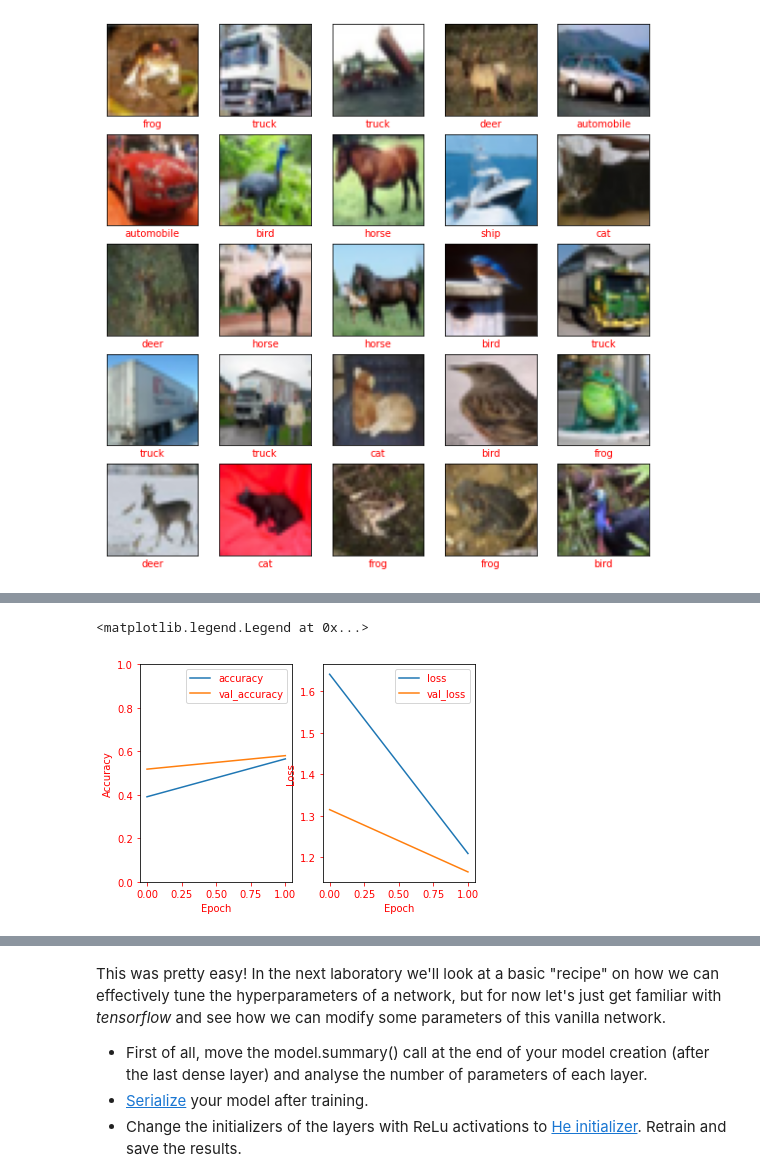
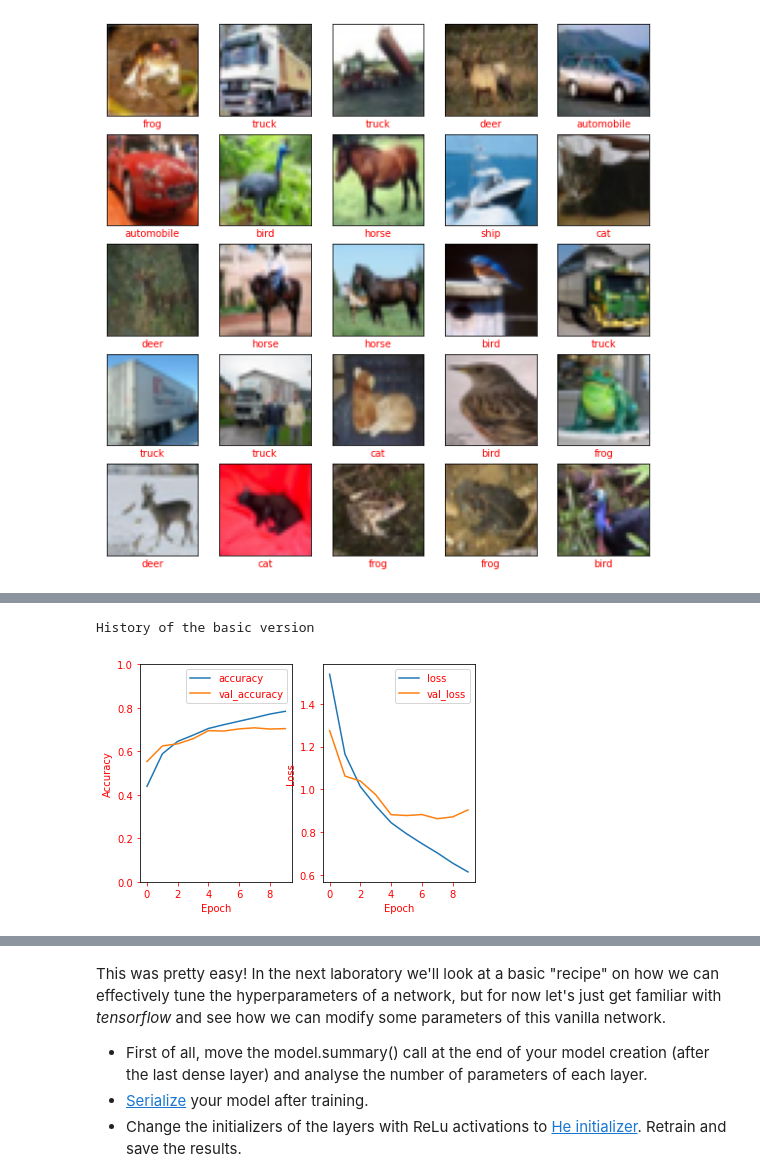
Before and after one commit to ComanacDragos/ComputerVisionAndDeepLearning, a Jupyter notebook: lab3/Computer_Vision_and_Deep_Learning_Laboratory_3_[students].ipynb, the cells around one changed output, grey strips where cells are left out. Saved outputs shown, nothing was run; the diff lists cells and outputs as text; code cells hidden in the pictures.

```diff
--- a/lab3/Computer_Vision_and_Deep_Learning_Laboratory_3_[students].ipynb
+++ b/lab3/Computer_Vision_and_Deep_Learning_Laboratory_3_[students].ipynb
@@ -636,8 +668,11 @@ _________________________________________________________________
 # %%
+model.summary()
+
 model.compile(optimizer='adam',
               loss=tf.keras.losses.SparseCategoricalCrossentropy(from_logits=True),
               metrics=['accuracy'])
 
-history = model.fit(train_images, train_labels, epochs=2,
-                    validation_data=(test_images, test_labels))
+history =  model.fit(train_images, train_labels, epochs=10,
+                    validation_data=(test_images, test_labels)
+                        )
 # %% [output]
@@ -647,20 +696,24 @@ Epoch 2/2
 # %%
-plt.subplot(1,2,1)
-plt.plot(history.history['accuracy'], label='accuracy')
-plt.plot(history.history['val_accuracy'], label = 'val_accuracy')
-plt.xlabel('Epoch')
-plt.ylabel('Accuracy')
-plt.ylim([0, 1])
-plt.legend(loc='upper right')
+def plot_history(history):
+    plt.subplot(1,2,1)
+    plt.plot(history.history['accuracy'], label='accuracy')
+    plt.plot(history.history['val_accuracy'], label = 'val_accuracy')
+    plt.xlabel('Epoch')
+    plt.ylabel('Accuracy')
+    plt.ylim([0, 1])
+    plt.legend(loc='upper right')
 
-plt.subplot(1,2,2)
-plt.plot(history.history['loss'], label='loss')
-plt.plot(history.history['val_loss'], label = 'val_loss')
-plt.xlabel('Epoch')
-plt.ylabel('Loss')
-#plt.ylim([0, 1])
-plt.legend(loc='upper right')
+    plt.subplot(1,2,2)
+    plt.plot(history.history['loss'], label='loss')
+    plt.plot(history.history['val_loss'], label = 'val_loss')
+    plt.xlabel('Epoch')
+    plt.ylabel('Loss')
+    #plt.ylim([0, 1])
+    plt.legend(loc='upper right')
+
+print("History of the basic version")
+plot_history(history)
 # %% [output]
-<matplotlib.legend.Legend at 0x...>
+History of the basic version
-[figure, old version]
+[figure, new version]
 # %%
```
Also changed, not shown: parts of 13 cells of this notebook, 20 other files.
